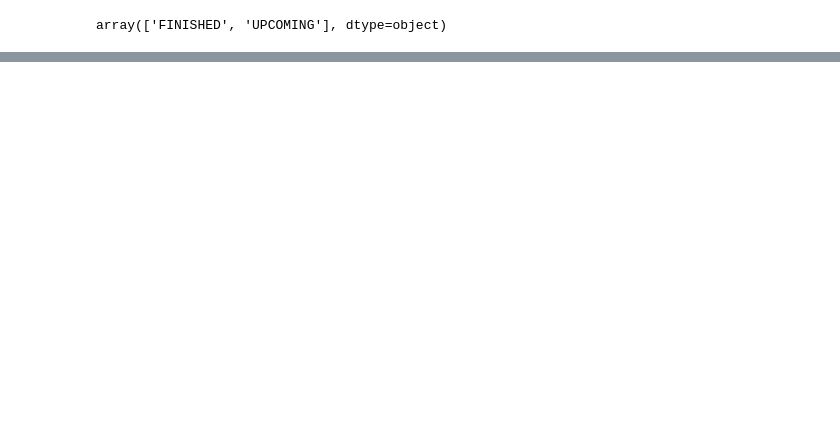
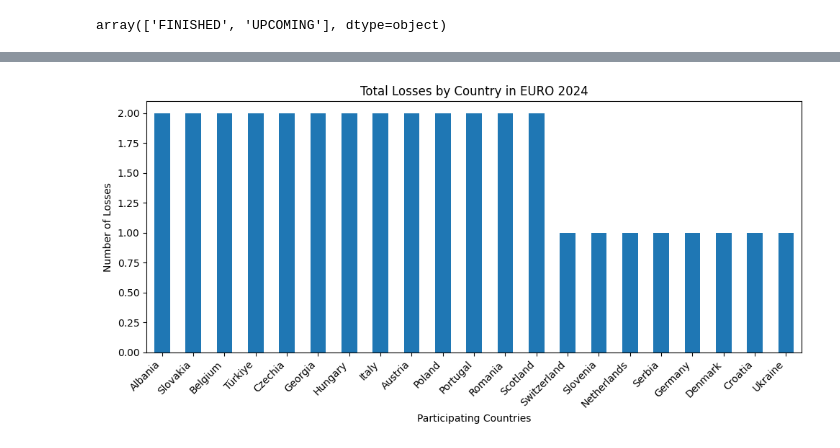
Before and after one commit to markuslangus/euro2024-data-project, a Jupyter notebook: eda.ipynb, the cells around one changed output, grey strips where cells are left out. Drawn from its saved outputs; the diff is of its cells as text; code cells hidden in the pictures; blank space fills up the shorter version.

```diff
--- a/eda.ipynb
+++ b/eda.ipynb
@@ -172,0 +201,28 @@ memory usage: 16.9+ KB
+# %%
+df_losses = df_finished[df_finished["winner"].notna()]
+
+df_home_loss = df_losses.loc[df_losses["home_team"] != df_losses["winner"]]
+loss_home = df_home_loss["home_team"].value_counts()
+
+df_away_loss = df_losses.loc[df_losses["away_team"] != df_losses["winner"]]
+loss_away = df_away_loss["away_team"].value_counts()
+
+total_losses = loss_home.add(loss_away, fill_value=0)
+total_losses = total_losses.astype(int)
+total_losses.sort_values(ascending=False, inplace=True)
+# %%
+plt.figure(figsize=(10, 5))  # figsize=(Breite, Höhe) in Zoll
+
+total_losses.plot(kind="bar")
+plt.title("Total Losses by Country in EURO 2024")
+plt.xlabel("Participating Countries")
+plt.ylabel("Number of Losses")
+
+plt.xticks(
+    rotation=45, ha="right"
+)  # rotation=Gradzahl, ha='right' für rechtsbündige Ausrichtung
+
+plt.tight_layout()
+plt.show()
+# %% [output]
+[figure, added]
```
Also changed, not shown: parts of 35 cells of this notebook.
